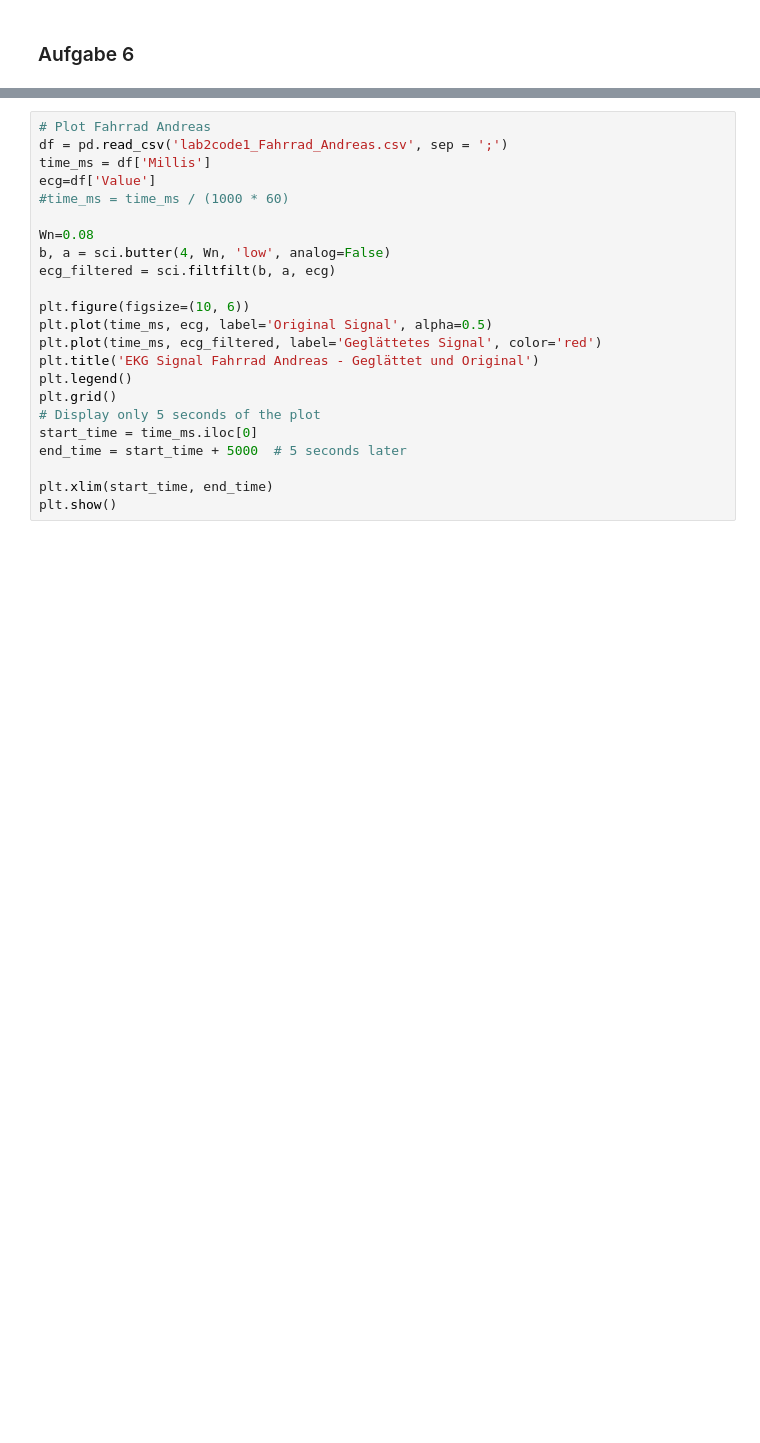
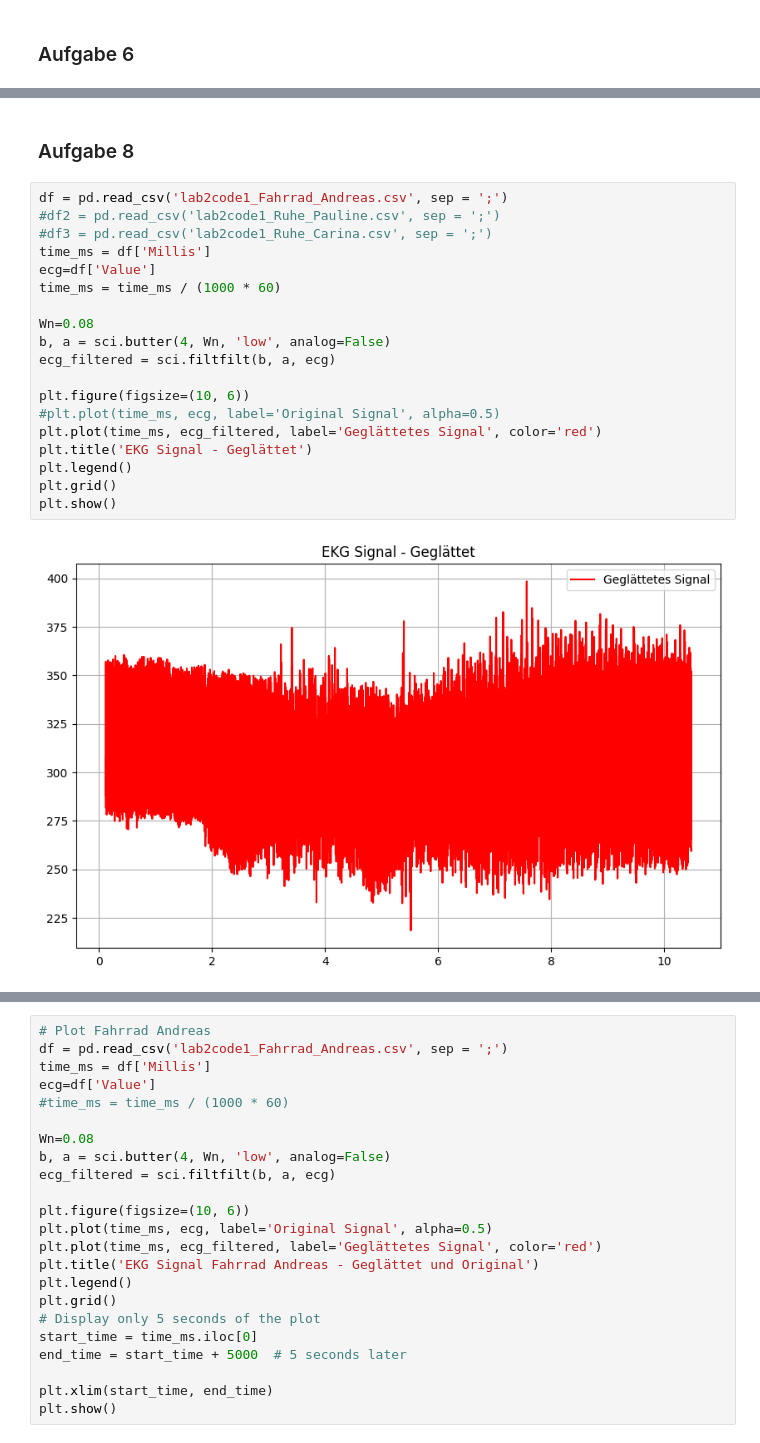
Before and after one commit to VPaulineC/Praktikum-2, a Jupyter notebook: Praktikum_2.ipynb, the cells around one changed output, grey strips where cells are left out. Drawn from its saved outputs; the diff is of its cells as text; blank space fills up the shorter version.

Commit message:
Aufgabe8910teil

```diff
--- a/Praktikum_2.ipynb
+++ b/Praktikum_2.ipynb
@@ -385,0 +374,23 @@ Distance: 350 ms, Anzahl der erkannten Peaks: 619
+# %% [markdown]
+### Aufgabe 8
+# %%
+df = pd.read_csv('lab2code1_Fahrrad_Andreas.csv', sep = ';')
+#df2 = pd.read_csv('lab2code1_Ruhe_Pauline.csv', sep = ';')
+#df3 = pd.read_csv('lab2code1_Ruhe_Carina.csv', sep = ';')
+time_ms = df['Millis']
+ecg=df['Value']
+time_ms = time_ms / (1000 * 60)
+
+Wn=0.08
+b, a = sci.butter(4, Wn, 'low', analog=False)
+ecg_filtered = sci.filtfilt(b, a, ecg)
+
+plt.figure(figsize=(10, 6))
+#plt.plot(time_ms, ecg, label='Original Signal', alpha=0.5)
+plt.plot(time_ms, ecg_filtered, label='Geglättetes Signal', color='red')
+plt.title('EKG Signal - Geglättet')
+plt.legend()
+plt.grid()
+plt.show()
+# %% [output]
+[figure, added]
```
Also changed, not shown: parts of 9 cells of this notebook.
